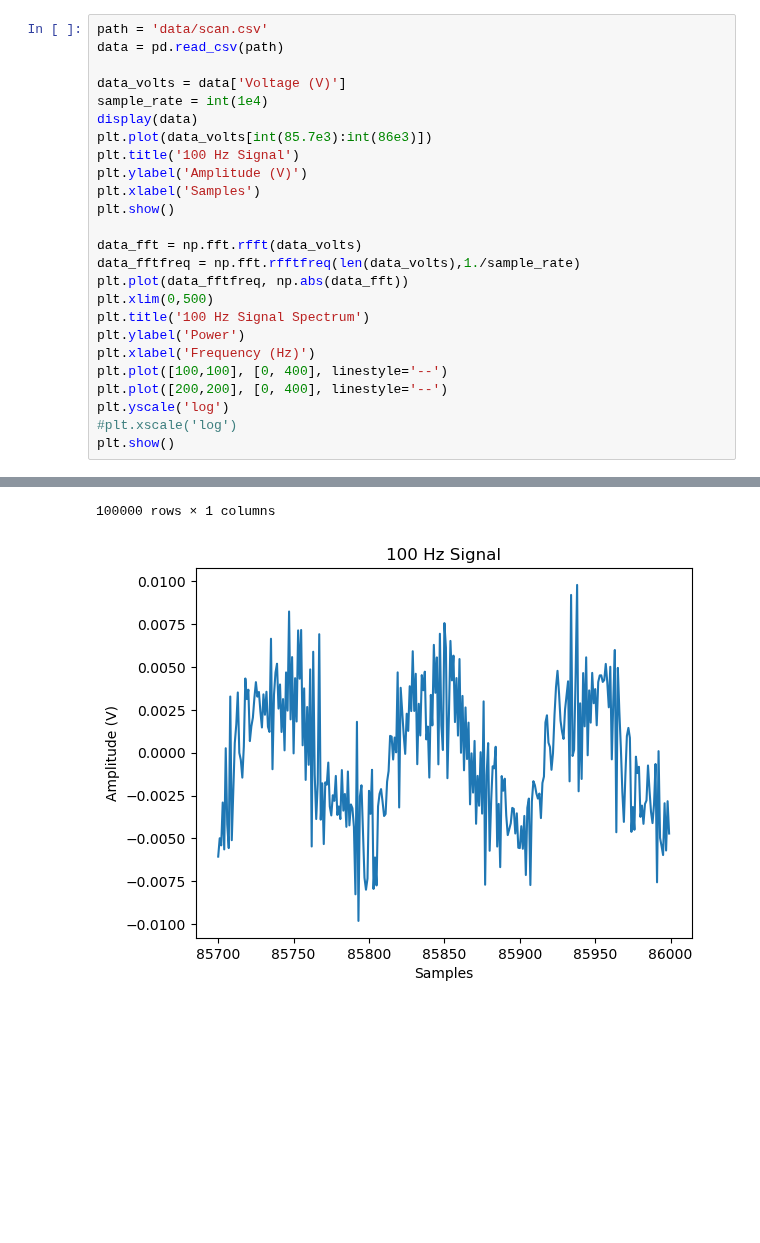
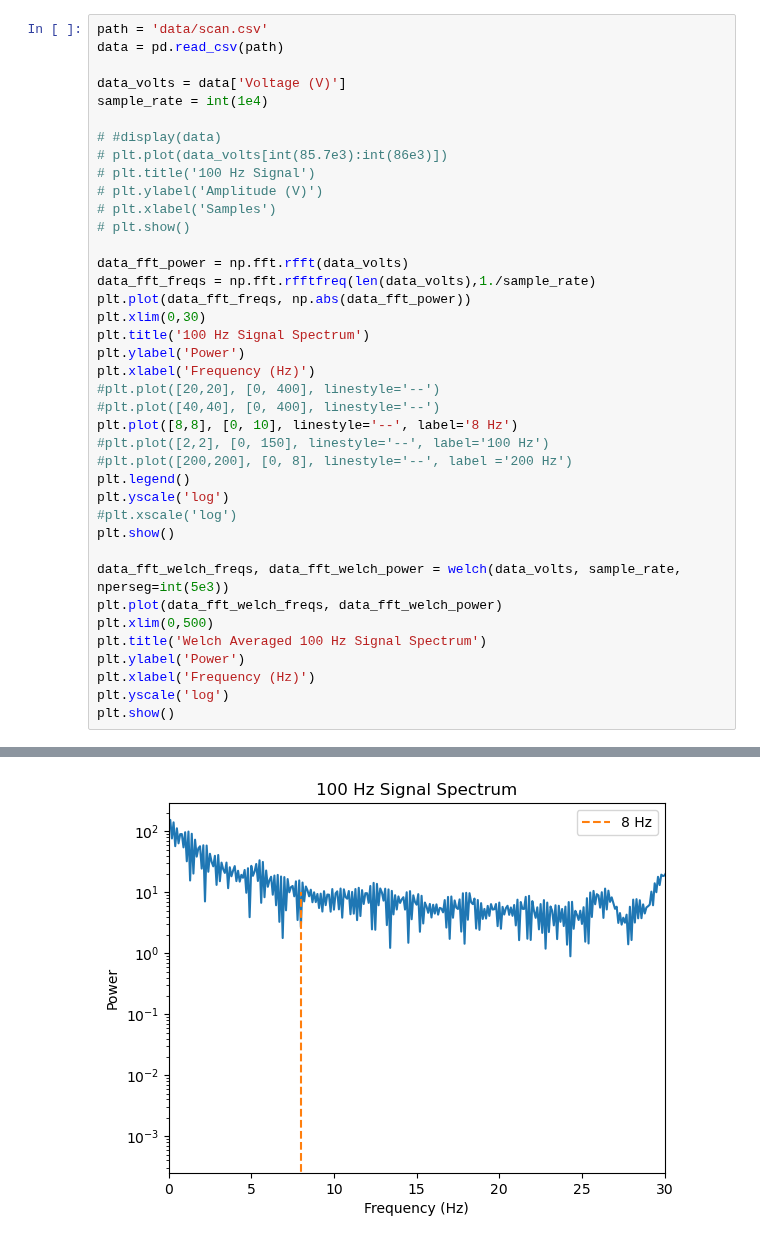
Before and after one commit to PhantomPickle/FDEM, a Jupyter notebook: FDEM_analysis.ipynb, the cells around one changed output, grey strips where cells are left out. Drawn from its saved outputs; the diff is of its cells as text; blank space fills up the shorter version.

```diff
--- a/FDEM_analysis.ipynb
+++ b/FDEM_analysis.ipynb
@@ -8,23 +9,37 @@ data = pd.read_csv(path)
 
 data_volts = data['Voltage (V)']
 sample_rate = int(1e4)
-display(data)
-plt.plot(data_volts[int(85.7e3):int(86e3)])
-plt.title('100 Hz Signal')
-plt.ylabel('Amplitude (V)')
-plt.xlabel('Samples')
-plt.show()
 
-data_fft = np.fft.rfft(data_volts)
-data_fftfreq = np.fft.rfftfreq(len(data_volts),1./sample_rate)
-plt.plot(data_fftfreq, np.abs(data_fft))
-plt.xlim(0,500)
+# #display(data)
+# plt.plot(data_volts[int(85.7e3):int(86e3)])
+# plt.title('100 Hz Signal')
+# plt.ylabel('Amplitude (V)')
+# plt.xlabel('Samples')
+# plt.show()
+
+data_fft_power = np.fft.rfft(data_volts)
+data_fft_freqs = np.fft.rfftfreq(len(data_volts),1./sample_rate)
+plt.plot(data_fft_freqs, np.abs(data_fft_power))
+plt.xlim(0,30)
 plt.title('100 Hz Signal Spectrum')
 plt.ylabel('Power')
 plt.xlabel('Frequency (Hz)')
-plt.plot([100,100], [0, 400], linestyle='--')
-plt.plot([200,200], [0, 400], linestyle='--')
+#plt.plot([20,20], [0, 400], linestyle='--')
+#plt.plot([40,40], [0, 400], linestyle='--')
+plt.plot([8,8], [0, 10], linestyle='--', label='8 Hz')
+#plt.plot([2,2], [0, 150], linestyle='--', label='100 Hz')
+#plt.plot([200,200], [0, 8], linestyle='--', label ='200 Hz')
+plt.legend()
 plt.yscale('log')
 #plt.xscale('log')
 plt.show()
+
+data_fft_welch_freqs, data_fft_welch_power = welch(data_volts, sample_rate, nperseg=int(5e3))
+plt.plot(data_fft_welch_freqs, data_fft_welch_power)
+plt.xlim(0,500)
+plt.title('Welch Averaged 100 Hz Signal Spectrum')
+plt.ylabel('Power')
+plt.xlabel('Frequency (Hz)')
+plt.yscale('log')
+plt.show()
 # %% [output]
@@ -43,2 +46 @@ plt.show()
-100000 rows × 1 columns
-[figure, old version]
+[figure, new version]
```
Also changed, not shown: parts of 2 cells of this notebook, 2 other files.
